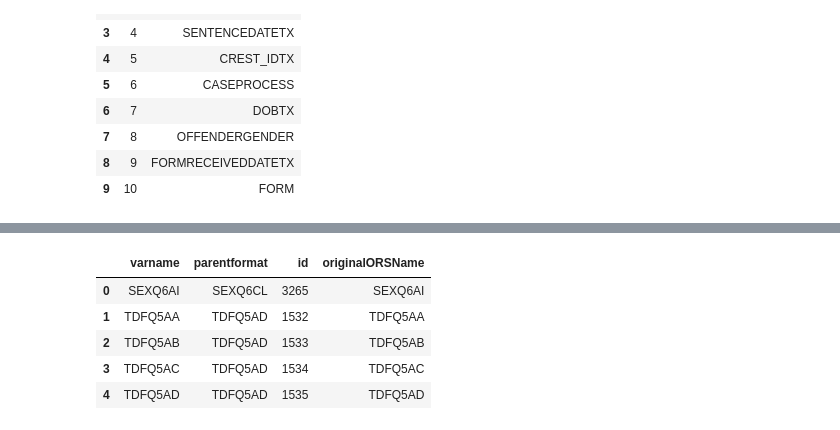
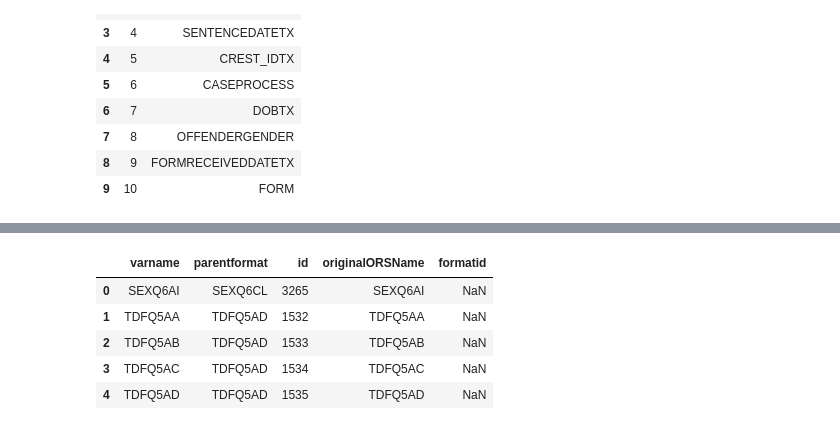
Before and after one commit to RobinL/updatemetadatabase, a Jupyter notebook: Update formats.ipynb, the cells around one changed output, grey strips where cells are left out. Saved outputs shown, nothing was run; the diff lists cells and outputs as text; code cells hidden in the pictures.

```diff
--- a/Update formats.ipynb
+++ b/Update formats.ipynb
@@ -179,8 +190,13 @@ dfVarLookup = dfVarLookup.reset_index()
 dfVarLookup.columns = ["varname", "parentformat"]
 
 
-joined = dfVarLookup\
+dfVarLookup = dfVarLookup\
 .merge(idandnames, left_on = "varname", right_on = "originalORSName", how="left")
 
 
-joined[:5]
+
+#dfVarLookup is now the relationship between the
+#var name in the format file, the name of the new format,
+#and the id of the variable in the meta database
+
+#We will want to add to this the id of the format in the new database, but we don't know what it is yet!
@@ -194,16 +203,17 @@ joined[:5]
 # %%
 #Need to check whether we have any new variables - that is variables for which we have a format, but aren't yet in the meta database.
+#We're going to filter these out here
 
 #Filter out where the id is null
-filter = Series.notnull(joined.loc[:,"id"])
-joined = joined[filter]
-joined.shape
-joined[:5]
+filter = Series.notnull(dfVarLookup.loc[:,"id"])
+dfVarLookup = dfVarLookup[filter]
+dfVarLookup["formatid"] = np.nan
+dfVarLookup[:5]
 # %% [output]
-|  | varname | parentformat | id | originalORSName |
-| 0 | SEXQ6AI | SEXQ6CL | 3265 | SEXQ6AI |
-| 1 | TDFQ5AA | TDFQ5AD | 1532 | TDFQ5AA |
-| 2 | TDFQ5AB | TDFQ5AD | 1533 | TDFQ5AB |
-| 3 | TDFQ5AC | TDFQ5AD | 1534 | TDFQ5AC |
-| 4 | TDFQ5AD | TDFQ5AD | 1535 | TDFQ5AD |
+|  | varname | parentformat | id | originalORSName | formatid |
+| 0 | SEXQ6AI | SEXQ6CL | 3265 | SEXQ6AI | NaN |
+| 1 | TDFQ5AA | TDFQ5AD | 1532 | TDFQ5AA | NaN |
+| 2 | TDFQ5AB | TDFQ5AD | 1533 | TDFQ5AB | NaN |
+| 3 | TDFQ5AC | TDFQ5AD | 1534 | TDFQ5AC | NaN |
+| 4 | TDFQ5AD | TDFQ5AD | 1535 | TDFQ5AD | NaN |
 # %%
```
Also changed, not shown: parts of 8 cells of this notebook, 1 other file.
